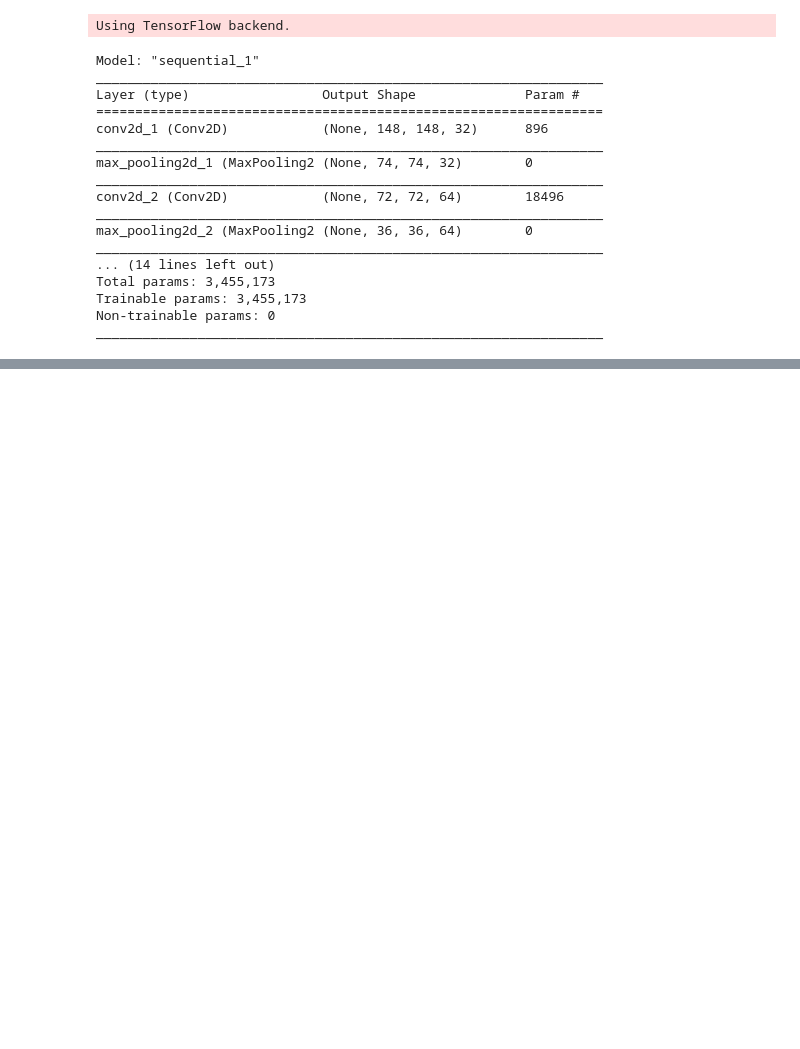
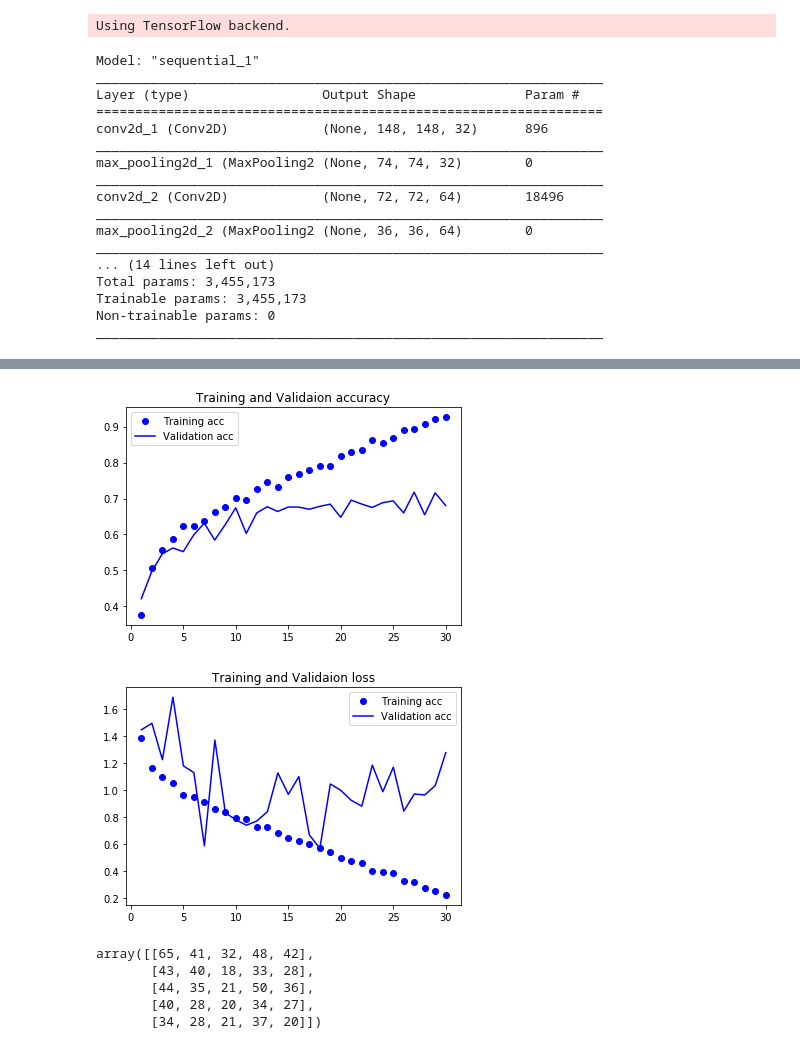
Before and after one commit to davidkwlarsson/edan95, a Jupyter notebook: Lab3/lab3.ipynb, the cells around one changed output, grey strips where cells are left out. Cells and saved outputs as stored; diff of their text form; code cells hidden in the pictures; blank space fills up the shorter version.

```diff
--- a/Lab3/lab3.ipynb
+++ b/Lab3/lab3.ipynb
@@ -153,9 +159,16 @@ test_datagen = ImageDataGenerator(rescale = 1. / 255)
 train_generator = train_datagen.flow_from_directory(train_dir,
                                                     target_size = (150,150),
                                                     batch_size = 20,
+                                                    classes = ['dandelion', 'daisy', 'tulip', 'rose', 'sunflower'],
                                                     class_mode = 'categorical')
-validation_generator = train_datagen.flow_from_directory(validation_dir,
-                                                         target_size = (150,150),
-                                                         batch_size = 20,
-                                                         class_mode = 'categorical')
+validation_generator = val_datagen.flow_from_directory(validation_dir,
+                                                       target_size = (150,150),
+                                                       batch_size = 20,
+                                                       classes = ['dandelion', 'daisy', 'tulip', 'rose', 'sunflower'],
+                                                       class_mode = 'categorical')
+test_generator = test_datagen.flow_from_directory(test_dir,
+                                                  target_size = (150,150),
+                                                  batch_size = 20,
+                                                  classes = ['dandelion', 'daisy', 'tulip', 'rose', 'sunflower'],
+                                                  class_mode = 'categorical')
 # %% [output]
@@ -167,0 +178,8 @@ train_dir
+# %%
+retrain_model = False
+if retrain_model:
+    history = model.fit_generator(train_generator,
+                                  steps_per_epoch = 100,
+                                  epochs = 30,
+                                  validation_data=validation_generator,
+                                  validation_steps = 50)
@@ -167,0 +209,24 @@ train_dir
+# %%
+acc = history.history['acc']
+val_acc = history.history['val_acc']
+loss = history.history['loss']
+val_loss = history.history['val_loss']
+
+epochs = range(1, len(acc) + 1)
+
+plt.plot(epochs, acc, 'bo', label = 'Training acc')
+plt.plot(epochs, val_acc, 'b', label = 'Validation acc')
+plt.title('Training and Validaion accuracy')
+plt.legend()
+
+plt.figure()
+
+plt.plot(epochs, loss, 'bo', label = 'Training acc')
+plt.plot(epochs, val_loss, 'b', label = 'Validation acc')
+plt.title('Training and Validaion loss')
+plt.legend()
+
+plt.show()
+# %% [output]
+[figure, added]
+[figure, added]
@@ -167,0 +237,10 @@ train_dir
+# %%
+from sklearn.metrics import confusion_matrix
+
+confusion_matrix(y, y_pred)
+# %% [output]
+array([[65, 41, 32, 48, 42],
+       [43, 40, 18, 33, 28],
+       [44, 35, 21, 50, 36],
+       [40, 28, 20, 34, 27],
+       [34, 28, 21, 37, 20]])
```
Also changed, not shown: parts of 7 cells of this notebook.
